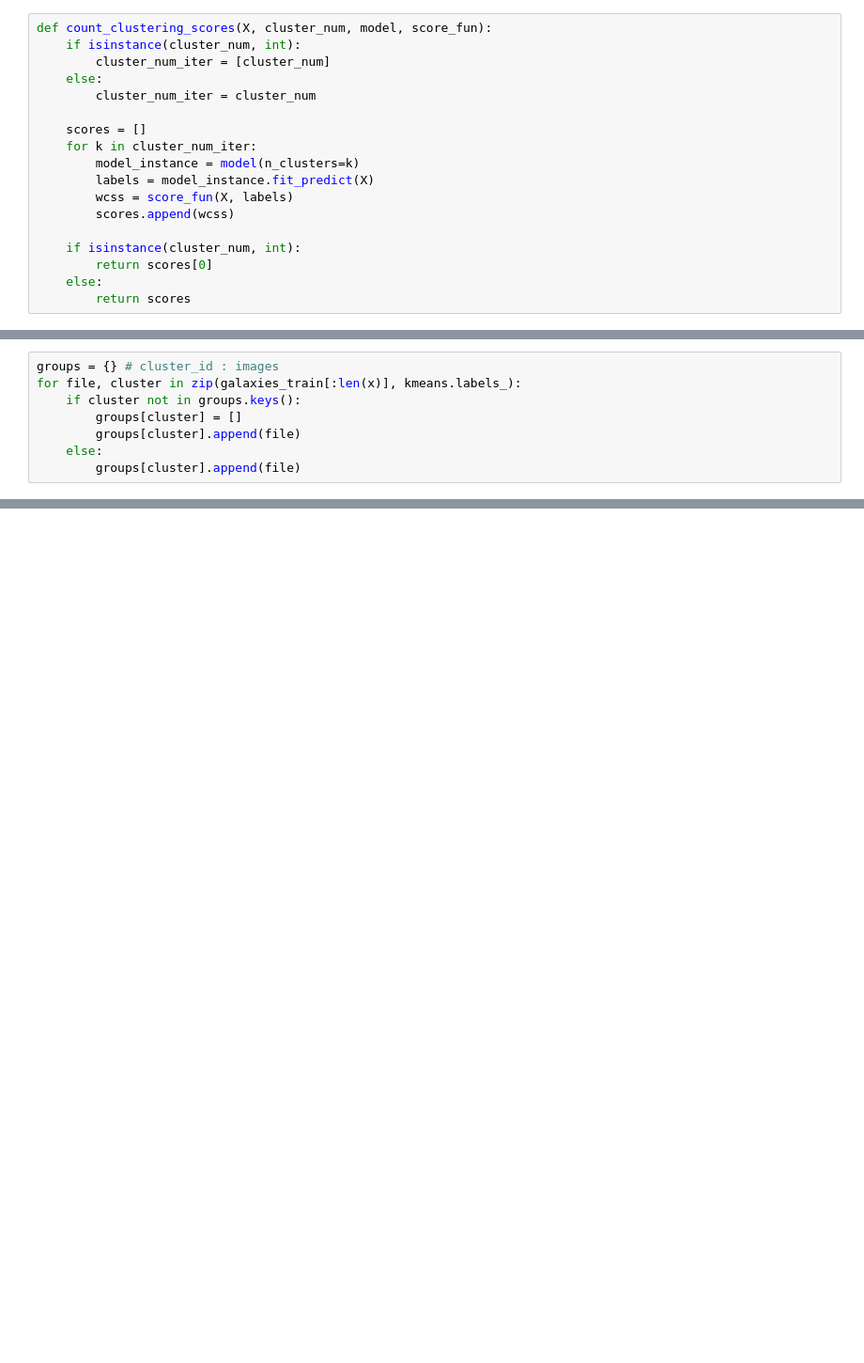
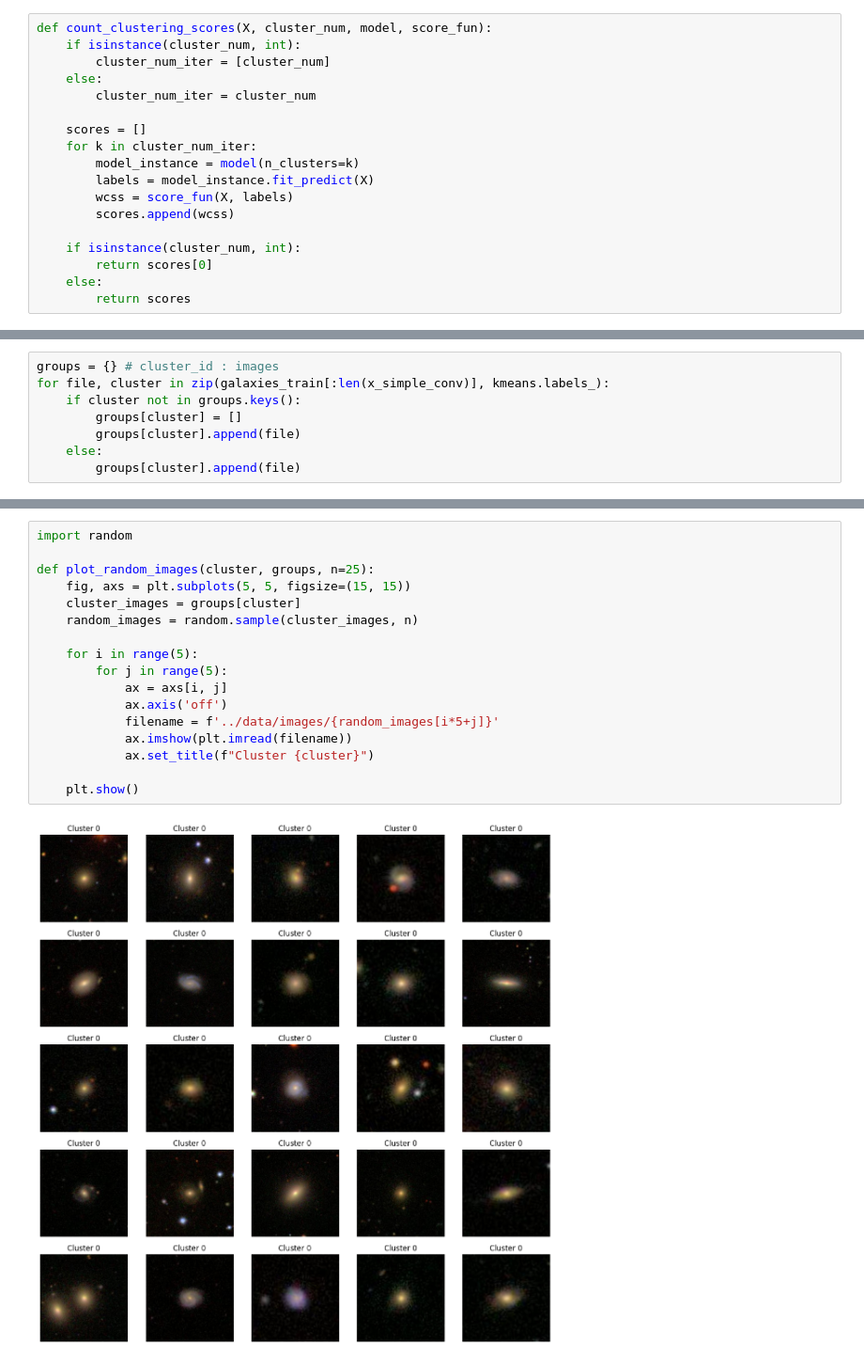
Before and after one commit to piechotam/Galaxies-Clusterization, a Jupyter notebook: clustering/clustering.ipynb, the cells around one changed output, grey strips where cells are left out. Shown at 94% size. Drawn from its saved outputs; the diff is of its cells as text; blank space fills up the shorter version.

```diff
--- a/clustering/clustering.ipynb
+++ b/clustering/clustering.ipynb
@@ -86,6 +117,6 @@ KMeans(n_clusters=5, random_state=42)
 # %%
 groups = {} # cluster_id : images
-for file, cluster in zip(galaxies_train[:len(x)], kmeans.labels_):
+for file, cluster in zip(galaxies_train[:len(x_simple_conv)], kmeans.labels_):
     if cluster not in groups.keys():
         groups[cluster] = []
         groups[cluster].append(file)
@@ -107,0 +143,19 @@ plt.show()
+# %%
+import random
+
+def plot_random_images(cluster, groups, n=25):
+    fig, axs = plt.subplots(5, 5, figsize=(15, 15))
+    cluster_images = groups[cluster]
+    random_images = random.sample(cluster_images, n)
+
+    for i in range(5):
+        for j in range(5):
+            ax = axs[i, j]
+            ax.axis('off')
+            filename = f'../data/images/{random_images[i*5+j]}'
+            ax.imshow(plt.imread(filename))
+            ax.set_title(f"Cluster {cluster}")
+
+    plt.show()
+# %% [output]
+[figure, added]
```
Also changed, not shown: parts of 30 cells of this notebook, 6 other files.
